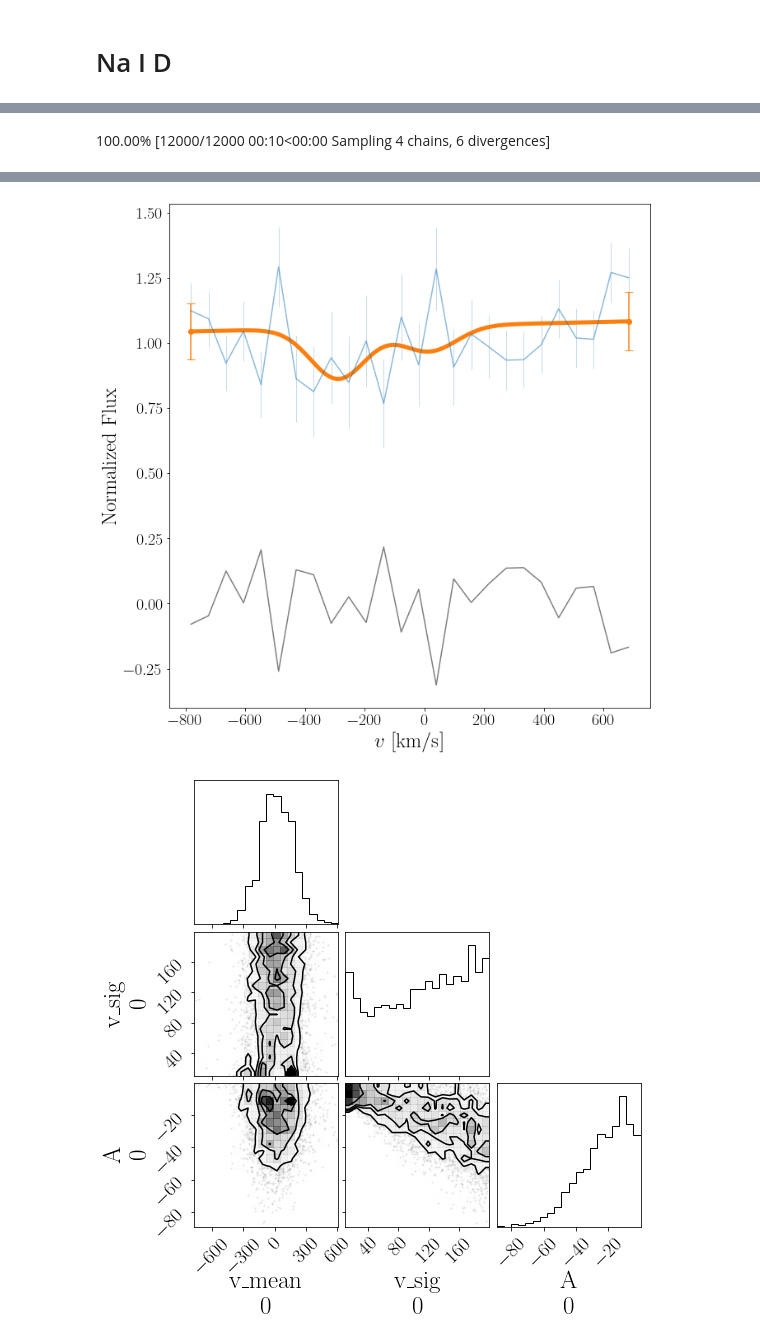
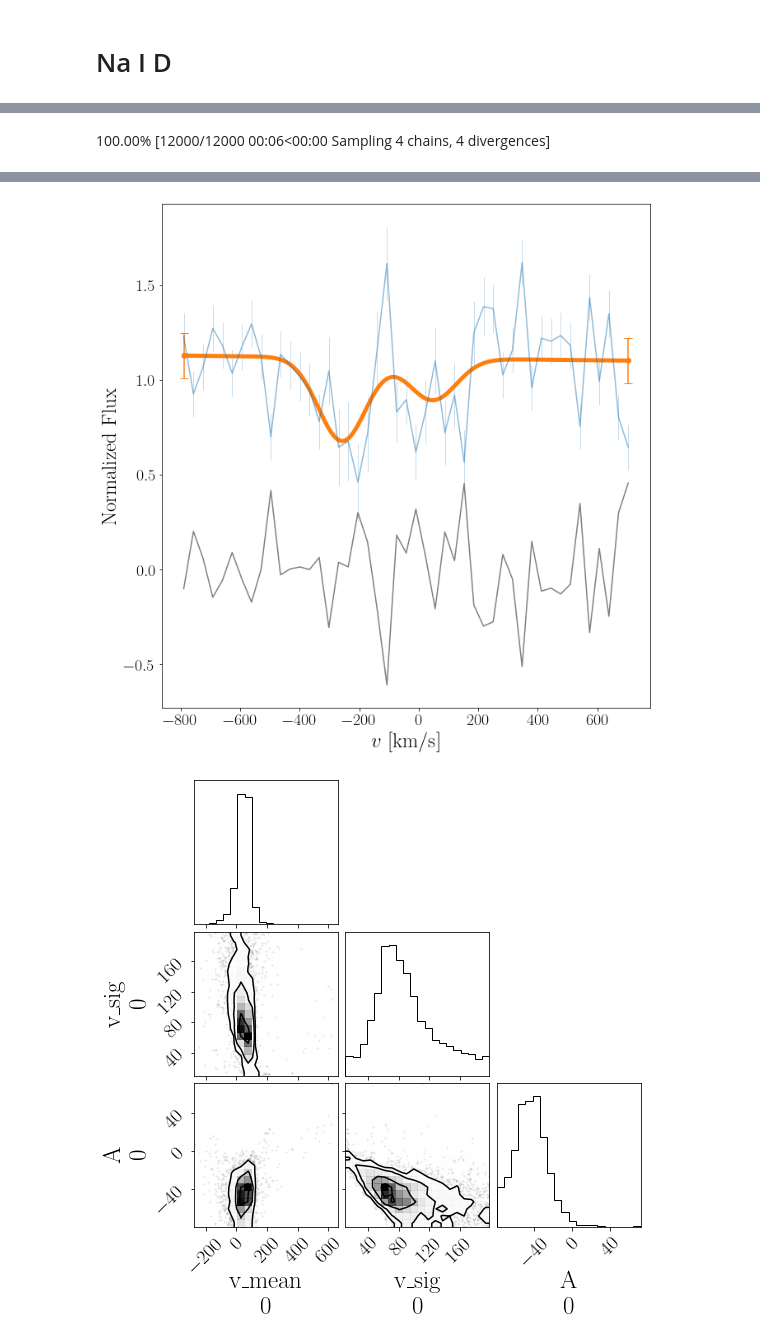
Before and after one commit to slowdivePTG/sn_line_velocities, a Jupyter notebook: playground/narrow_absorption.ipynb, the cells around one changed output, grey strips where cells are left out. Drawn from its saved outputs; the diff is of its cells as text; code cells hidden in the pictures.

```diff
--- a/playground/narrow_absorption.ipynb
+++ b/playground/narrow_absorption.ipynb
@@ -16,7 +16,7 @@ import numpy as np
 
 # read spec data
 z = 0.0307
-spec = '../../SN2020jgb/spectroscopy/SN2020jgb/ZTF20aayhacx_20200623_Keck1_v1.ascii'
+spec = '../../SN2020jgb/spectroscopy/SN2020jgb/host_20220331_Keck2_corrected.ascii'
 Spec = SpectrumSN_Lines(spec, 0)
 # %% [markdown]
 # Na I D
@@ -29,10 +29,10 @@ Spec.plot_line_region(5880, 5915)
 Spec.add_line('NaI_D', 5880, 5910, lines=[
               [5889.950, 5895.924]], rel_strength=[[2, 1]])
 # %%
-trace_NaI, Model_NaI = Spec.line['NaI_D'].MCMC_NUTS_sampler(
+trace_NaI, Model_NaI = Spec.line['NaI_D'].MCMC_sampler(
     vel_mean_mu=[0], vel_mean_sig=[2e2], #typical velocity dispersion <= 200 km/s
     vel_var_lim=[1e2, 4e4],
-    A_lim=[-1e2, 0],
+    A_lim=[-8e1, 8e1],
     nburn=2000,
     target_accept=0.95,
     initial=[1, 1, 0, 8, -30], Plot_mcmc=True)
@@ -41,4 +41,4 @@ Auto-assigning NUTS sampler...
 Initializing NUTS using jitter+adapt_diag...
 Multiprocess sampling (4 chains in 4 jobs)
 NUTS: [blue_fl, red_fl, A, v_mean, ln_v_var, sigma_0]
-100.00% [12000/12000 00:10<00:00 Sampling 4 chains, 6 divergences]
+100.00% [12000/12000 00:06<00:00 Sampling 4 chains, 4 divergences]
@@ -62,5 +61,5 @@ EW_0       1262.741  1.001
-[figure, old version]
+[figure, new version]
-[figure, old version]
+[figure, new version]
 # %%
 pm.model_to_graphviz(Model_NaI)
 # %% [output]
```
Also changed, not shown: parts of 2 cells of this notebook, 2 other files.
